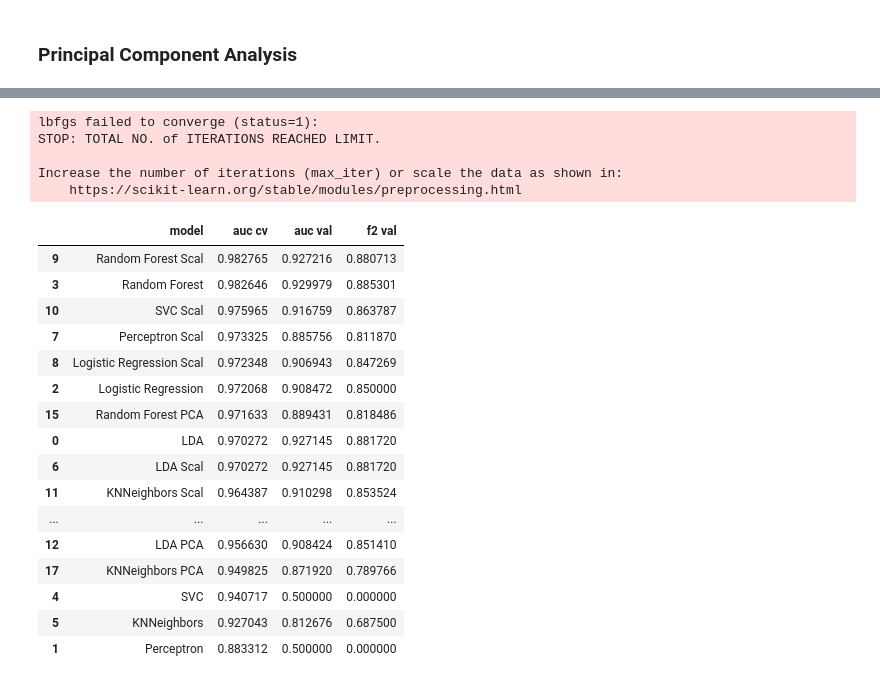
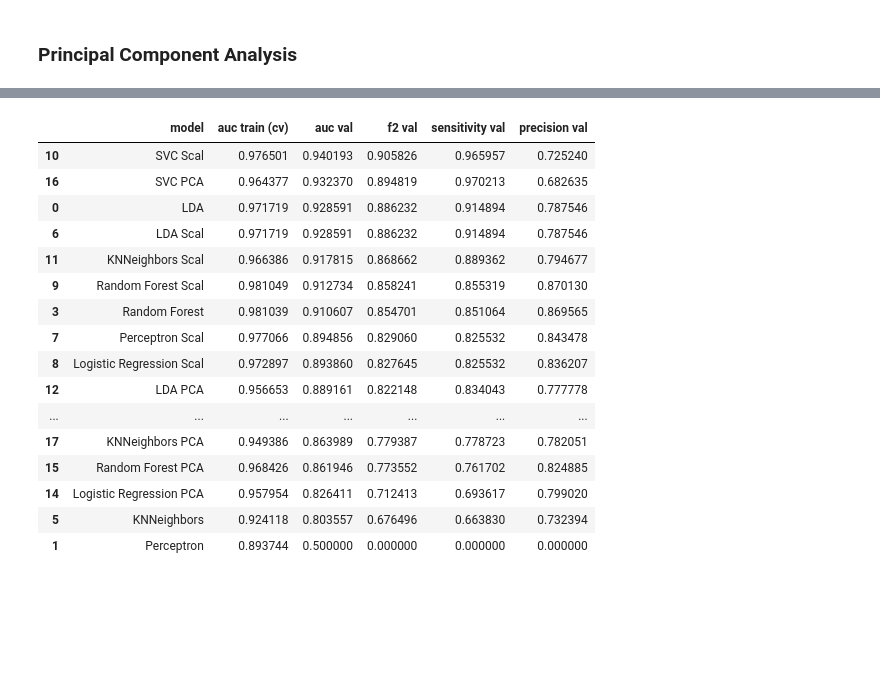
Before and after one commit to tomiambro/af_classifier, a Jupyter notebook: Models.ipynb, the cells around one changed output, grey strips where cells are left out. Cells and saved outputs as stored; diff of their text form; code cells hidden in the pictures; blank space fills up the shorter version.

```diff
--- a/Models.ipynb
+++ b/Models.ipynb
@@ -111,10 +111,10 @@ res = pd.DataFrame({'model':[], 'auc cv':[], 'auc val':[], 'f2 val':[]})
 # %%
 models = {
         'LDA': LinearDiscriminantAnalysis(),
-        'Perceptron': MLPClassifier(solver='lbfgs', alpha=1e-5, hidden_layer_sizes=(3, 3), random_state=42, max_iter=100),
+        'Perceptron': MLPClassifier(solver='lbfgs', alpha=1e-5, hidden_layer_sizes=(3, 3), random_state=42, max_iter=3000),
         'Logistic Regression': LogisticRegression(max_iter = 2000, n_jobs = 4, random_state=42),
-        'Random Forest': RandomForestClassifier(n_jobs = 4, random_state=42),
-        'SVC': SVC(random_state=42),
+        'Random Forest': RandomForestClassifier(n_jobs = 4, random_state=42, class_weight={1: 10}),
+        'SVC': SVC(random_state=42, class_weight={1: 10}),
         'KNNeighbors': KNeighborsClassifier(n_jobs = 4)
 }
 
@@ -128,9 +128,11 @@ for name, model in models.items():
 
     f2 = fbeta_score(y_val, model.predict(X_val), beta=2)
     roc = roc_auc_score(y_val, model.predict(X_val))
+    recall = recall_score(y_val, model.predict(X_val))
+    precision = precision_score(y_val, model.predict(X_val))
 
     # Save the results to a dataframe
-    res = res.append({'model': f"{name}", 'auc cv': scores.mean(), 'auc val': roc, 'f2 val': f2}, ignore_index=True)
+    res = res.append({'model': f"{name}", 'auc train (cv)': scores.mean(), 'auc val': roc, 'f2 val': f2, 'sensitivity val': recall, 'precision val': precision}, ignore_index=True)
 
     # Experiment Tracking
     with mlflow.start_run(experiment_id=experiment_id):
@@ -187,8 +198,10 @@ for name, model in models.items():
 
     f2 = fbeta_score(y_val, model.predict(xval_scal), beta=2)
     roc = roc_auc_score(y_val, model.predict(xval_scal))
+    recall = recall_score(y_val, model.predict(xval_scal))
+    precision = precision_score(y_val, model.predict(xval_scal))
 
-    res = res.append({'model': f"{name} Scal", 'auc cv': scores.mean(), 'auc val': roc, 'f2 val': f2}, ignore_index=True)
+    res = res.append({'model': f"{name} Scal", 'auc train (cv)': scores.mean(), 'auc val': roc, 'f2 val': f2, 'sensitivity val': recall, 'precision val': precision}, ignore_index=True)
 
     # Experiment Tracking
     with mlflow.start_run(experiment_id=experiment_id):
@@ -262,8 +269,10 @@ for name, model in models.items():
 
     f2 = fbeta_score(y_val, model.predict(val_pca), beta=2)
     roc = roc_auc_score(y_val, model.predict(val_pca))
+    recall = recall_score(y_val, model.predict(val_pca))
+    precision = precision_score(y_val, model.predict(val_pca))
 
-    res = res.append({'model': f"{name} PCA", 'auc cv': scores.mean(), 'auc val': roc, 'f2 val': f2}, ignore_index=True)
+    res = res.append({'model': f"{name} PCA", 'auc train (cv)': scores.mean(), 'auc val': roc, 'f2 val': f2, 'sensitivity val': recall, 'precision val': precision}, ignore_index=True)
 
     # Experiment Tracking
     with mlflow.start_run(experiment_id=experiment_id):
@@ -283,29 +292,23 @@ for name, model in models.items():
         else:
 
             mlflow.sklearn.log_model(model, "model")
-# %% [output]
-lbfgs failed to converge (status=1):
-STOP: TOTAL NO. of ITERATIONS REACHED LIMIT.
-
-Increase the number of iterations (max_iter) or scale the data as shown in:
-    https://scikit-learn.org/stable/modules/preprocessing.html
 # %%
-res.sort_values('auc cv', ascending=False)
+res.sort_values('auc val', ascending=False)
 # %% [output]
-|  | model | auc cv | auc val | f2 val |
-| 9 | Random Forest Scal | 0.982765 | 0.927216 | 0.880713 |
-| 3 | Random Forest | 0.982646 | 0.929979 | 0.885301 |
-| 10 | SVC Scal | 0.975965 | 0.916759 | 0.863787 |
-| 7 | Perceptron Scal | 0.973325 | 0.885756 | 0.811870 |
-| 8 | Logistic Regression Scal | 0.972348 | 0.906943 | 0.847269 |
-| 2 | Logistic Regression | 0.972068 | 0.908472 | 0.850000 |
-| 15 | Random Forest PCA | 0.971633 | 0.889431 | 0.818486 |
-| 0 | LDA | 0.970272 | 0.927145 | 0.881720 |
-| 6 | LDA Scal | 0.970272 | 0.927145 | 0.881720 |
-| 11 | KNNeighbors Scal | 0.964387 | 0.910298 | 0.853524 |
-| ... | ... | ... | ... | ... |
-| 12 | LDA PCA | 0.956630 | 0.908424 | 0.851410 |
-| 17 | KNNeighbors PCA | 0.949825 | 0.871920 | 0.789766 |
-| 4 | SVC | 0.940717 | 0.500000 | 0.000000 |
-| 5 | KNNeighbors | 0.927043 | 0.812676 | 0.687500 |
-| 1 | Perceptron | 0.883312 | 0.500000 | 0.000000 |
+|  | model | auc train (cv) | auc val | f2 val | sensitivity val | precision val |
+| 10 | SVC Scal | 0.976501 | 0.940193 | 0.905826 | 0.965957 | 0.725240 |
+| 16 | SVC PCA | 0.964377 | 0.932370 | 0.894819 | 0.970213 | 0.682635 |
+| 0 | LDA | 0.971719 | 0.928591 | 0.886232 | 0.914894 | 0.787546 |
+| 6 | LDA Scal | 0.971719 | 0.928591 | 0.886232 | 0.914894 | 0.787546 |
+| 11 | KNNeighbors Scal | 0.966386 | 0.917815 | 0.868662 | 0.889362 | 0.794677 |
+| 9 | Random Forest Scal | 0.981049 | 0.912734 | 0.858241 | 0.855319 | 0.870130 |
+| 3 | Random Forest | 0.981039 | 0.910607 | 0.854701 | 0.851064 | 0.869565 |
+| 7 | Perceptron Scal | 0.977066 | 0.894856 | 0.829060 | 0.825532 | 0.843478 |
+| 8 | Logistic Regression Scal | 0.972897 | 0.893860 | 0.827645 | 0.825532 | 0.836207 |
+| 12 | LDA PCA | 0.956653 | 0.889161 | 0.822148 | 0.834043 | 0.777778 |
+| ... | ... | ... | ... | ... | ... | ... |
+| 17 | KNNeighbors PCA | 0.949386 | 0.863989 | 0.779387 | 0.778723 | 0.782051 |
+| 15 | Random Forest PCA | 0.968426 | 0.861946 | 0.773552 | 0.761702 | 0.824885 |
+| 14 | Logistic Regression PCA | 0.957954 | 0.826411 | 0.712413 | 0.693617 | 0.799020 |
+| 5 | KNNeighbors | 0.924118 | 0.803557 | 0.676496 | 0.663830 | 0.732394 |
+| 1 | Perceptron | 0.893744 | 0.500000 | 0.000000 | 0.000000 | 0.000000 |
```
Also changed, not shown: parts of 9 cells of this notebook.
